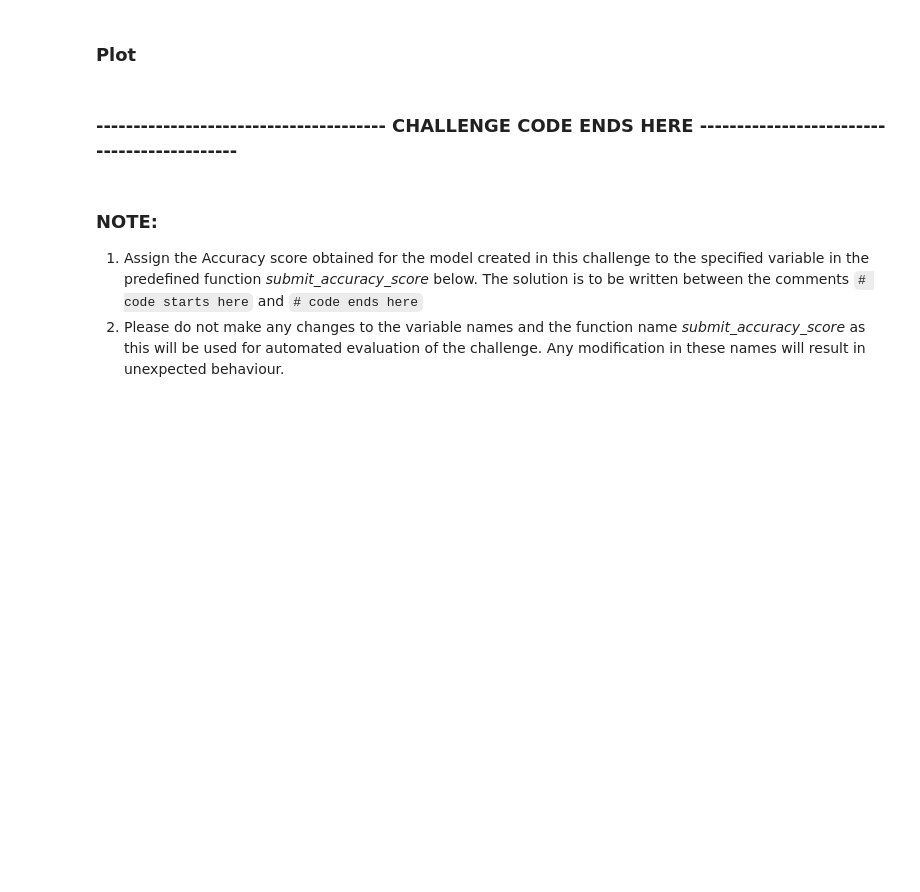
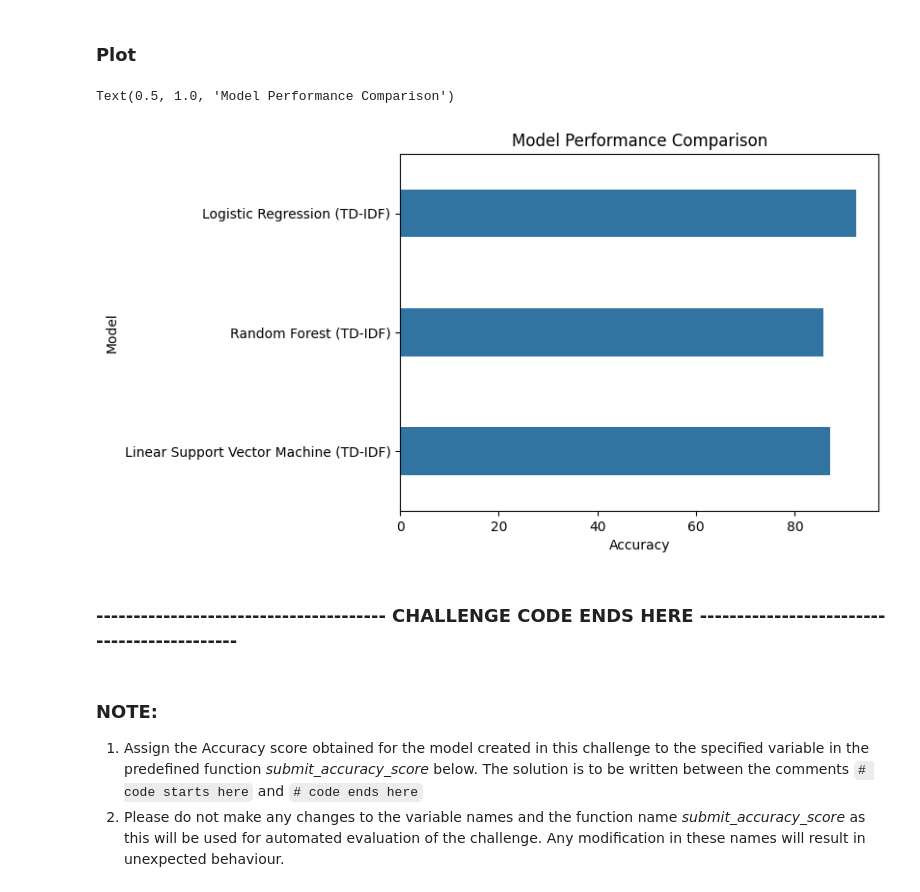
Before and after one commit to Shivamdeloitte/repo15, a Jupyter notebook: SentimentAnalysis.ipynb, the cells around one changed output. Cells and saved outputs as stored; diff of their text form; code cells hidden in the pictures; blank space fills up the shorter version.

```diff
--- a/SentimentAnalysis.ipynb
+++ b/SentimentAnalysis.ipynb
@@ -159,0 +300,7 @@ df3.shape
+# %%
+from sklearn.metrics import classification_report
+acc4 = model_rf_tdf.score(X_test_tdf, y_test_tdf)
+print ('Model Accuracy: {}'.format(acc4))
+print("\n")
+report=classification_report(y_test_tdf,model_rf_tdf.predict(X_test_tdf))
+print(report)
@@ -159,0 +327,4 @@ df3.shape
+# %%
+data_viz = [['Logistic Regression (TD-IDF)', acc3*100], ['Random Forest (TD-IDF)', acc4*100],['Linear Support Vector Machine (TD-IDF)', acc6*100]]
+plot = pd.DataFrame(data_viz, columns = ['Model', 'Accuracy'])
+plot
@@ -162,3 +340,8 @@ df3.shape
+# %%
+sns.barplot(data=plot, y="Model",x="Accuracy", width=0.4, orient="y").set_title('Model Performance Comparison')
+# %% [output]
+Text(0.5, 1.0, 'Model Performance Comparison')
+[figure, added]
 # %% [markdown]
 ### --------------------------------------- CHALLENGE CODE ENDS HERE --------------------------------------------
 # %% [markdown]
```
Also changed, not shown: parts of 30 cells of this notebook.
